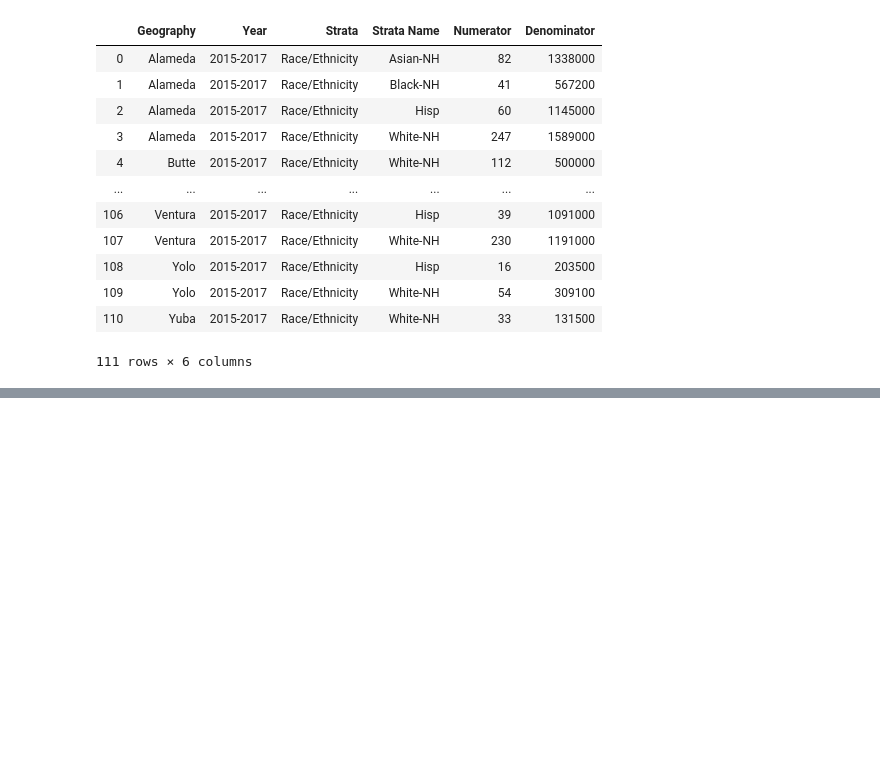
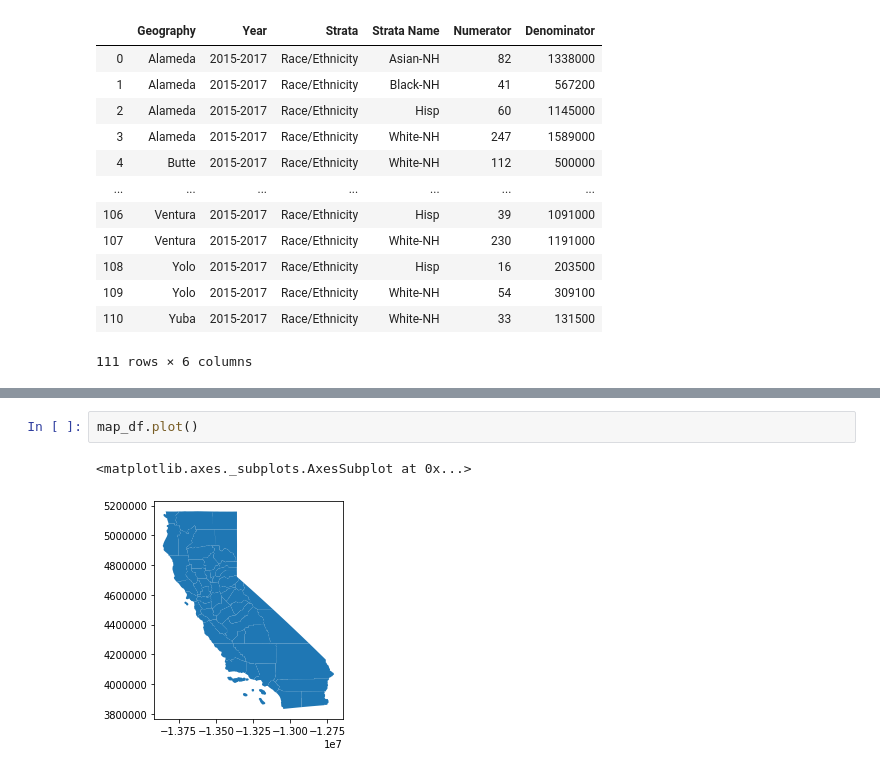
Before and after one commit to danjamthelamb/Suicide_Data_Project, a Jupyter notebook: Code_Files/Data_Playground.ipynb, the cells around one changed output, grey strips where cells are left out. Saved outputs shown, nothing was run; the diff lists cells and outputs as text; blank space fills up the shorter version.

```diff
--- a/Code_Files/Data_Playground.ipynb
+++ b/Code_Files/Data_Playground.ipynb
@@ -785,0 +844,5 @@ CPLE_OpenFailedError: Unable to open EPSG support file gcs.csv.  Try setting the
+# %%
+map_df.plot()
+# %% [output]
+<matplotlib.axes._subplots.AxesSubplot at 0x...>
+[figure, added]
```
Also changed, not shown: parts of 7 cells of this notebook.
